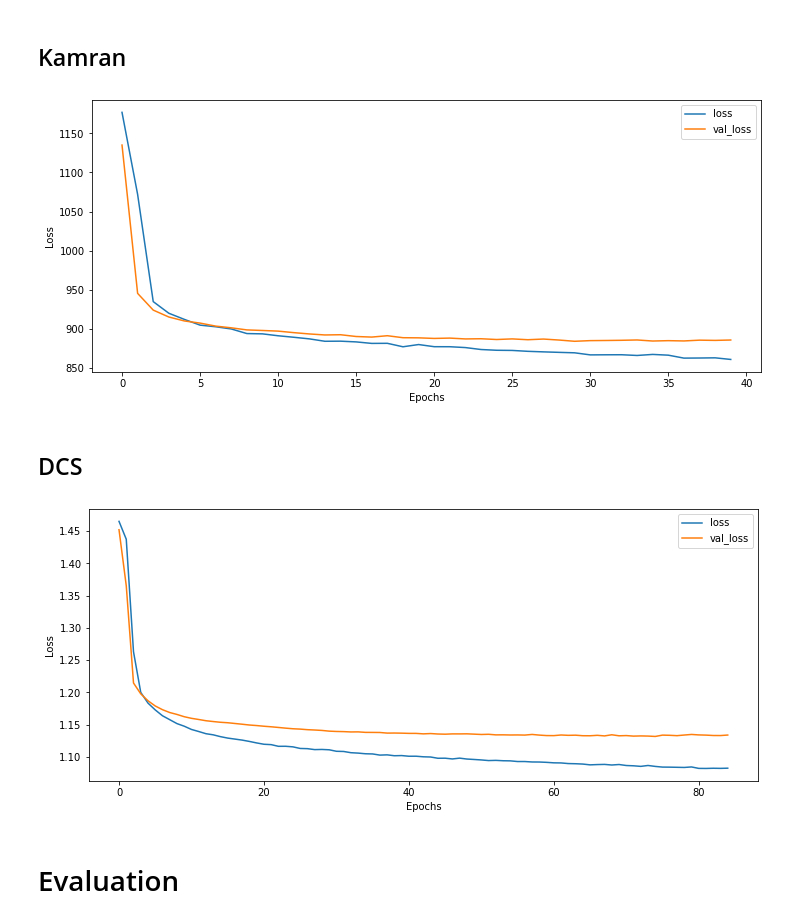
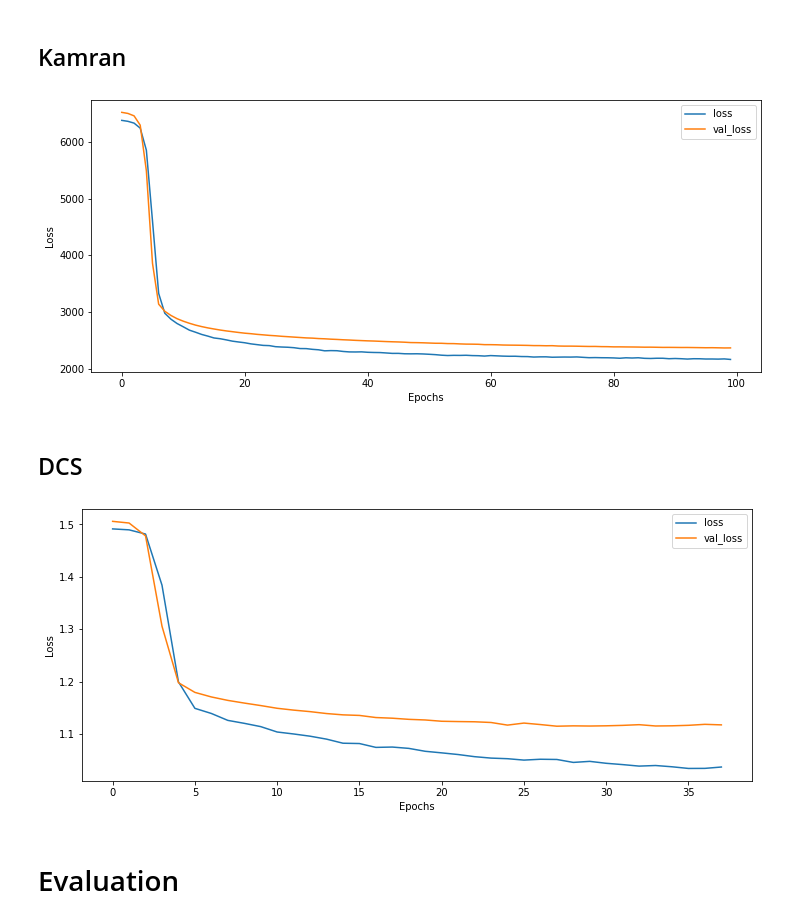
Before and after one commit to imsb-uke/dcsurv, a Jupyter notebook: example.ipynb, the cells around one changed output. Drawn from its saved outputs; the diff is of its cells as text; code cells hidden in the pictures.

```diff
--- a/example.ipynb
+++ b/example.ipynb
@@ -19,12 +16,13 @@ random_seed = 40
 # %%
 dataset = dcs.datasets.get_dataset(dataset_name)
 pipeline = dcs.pipelines.get_pipeline(dataset_name)
-display(dataset.head())
 
 train_X, train_y, test_X, test_y = dcs.preprocessing.train_test_split_X_y(
     dataset,
     random_state=random_seed,
-    test_size=test_size)
+    test_size=test_size,
+    stratify=dataset['has_event'],
+    )
 
 train_X_t = pipeline.fit_transform(train_X)
 test_X_t = pipeline.transform(test_X)
@@ -49,5 +39,12 @@ display(train_X_t.head())
 # %% [markdown]
 # Models
+# %%
+train_max_months = int(np.ceil(train_y['event_days'].max() * 12 / 365))
+
+epochs=100
+drsa_epochs = epochs
+kamran_epochs = epochs
+dcs_epochs = epochs
 # %%
 predictions = {}
 # %% [markdown]
@@ -71,11 +68,8 @@ predictions['CoxTime'] = coxtime.predict(test_X_t)
 # %% [markdown]
 ## DRSA
 # %%
-train_max_months = int(np.ceil(train_y['event_days'].max() * 12 / 365))
-nns_epochs = 100
-
 drsa = dcs.models.Drsa(
-    epochs=nns_epochs,
+    epochs=drsa_epochs,
     use_early_stopping=True,
     early_stopping_patience=10,
     batch_size=50,
@@ -89,7 +83,7 @@ predictions['DRSA'] = drsa.predict(test_X_t)
 ## Kamran
 # %%
 kamran = dcs.models.Kamran(
-    epochs=nns_epochs,
+    epochs=kamran_epochs,
     use_early_stopping=True,
     early_stopping_patience=10,
     batch_size=50,
@@ -104,28 +98,28 @@ kamran.plot_history()
 
 predictions['Kamran'] = kamran.predict(test_X_t)
 # %% [output]
-[figure, old version]
+[figure, new version]
 # %% [markdown]
 ## DCS
 # %%
 dcs_model = dcs.models.DcsModel(
-    epochs=nns_epochs,
+    epochs=dcs_epochs,
     use_early_stopping=True,
     early_stopping_patience=10,
     batch_size=50,
-    learning_rate = 1e-4,
+    learning_rate = 3e-4,
     sigma=0.7,
     lambda_=1,
     output_grid_type='quantile',
     output_grid_num_nodes=train_max_months,
     validation_size=.1)
 
 dcs_model.fit(train_X_t, train_y)
 dcs_model.plot_history()
 
 predictions['DCS-Model'] = dcs_model.predict(test_X_t)
 # %% [output]
-[figure, old version]
+[figure, new version]
 # %% [markdown]
 # Evaluation
 # %% [markdown]
```
Also changed, not shown: parts of 5 cells of this notebook.
